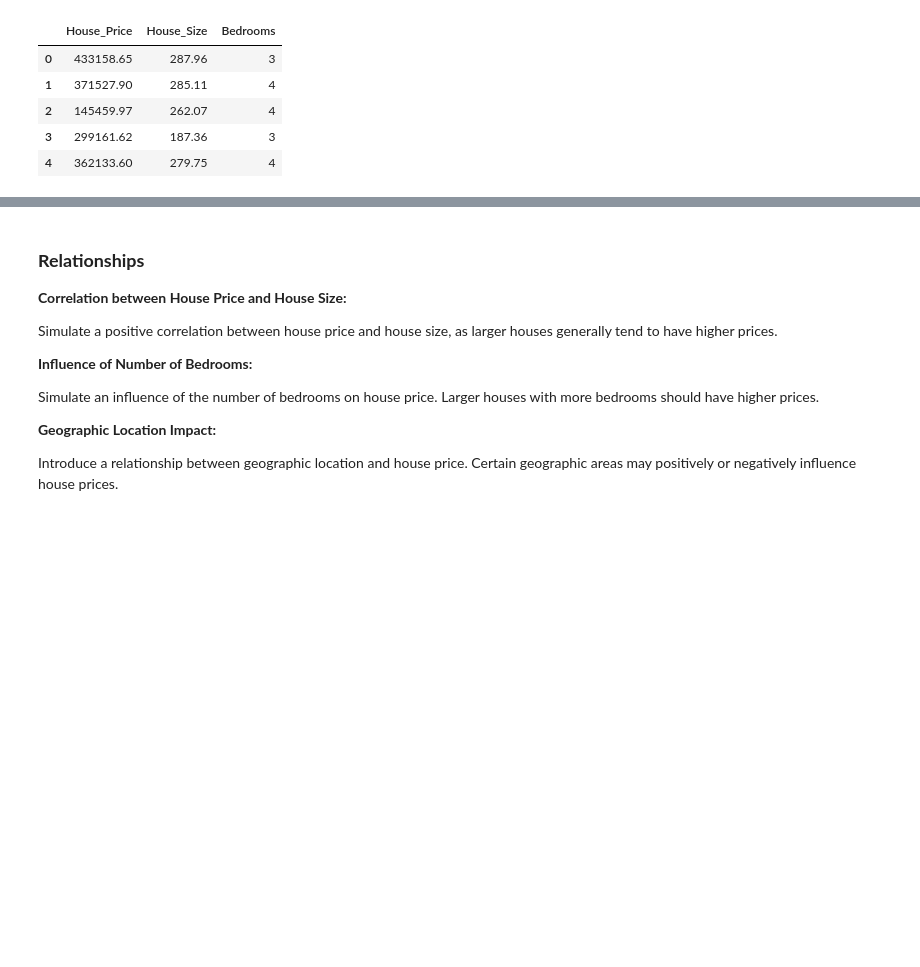
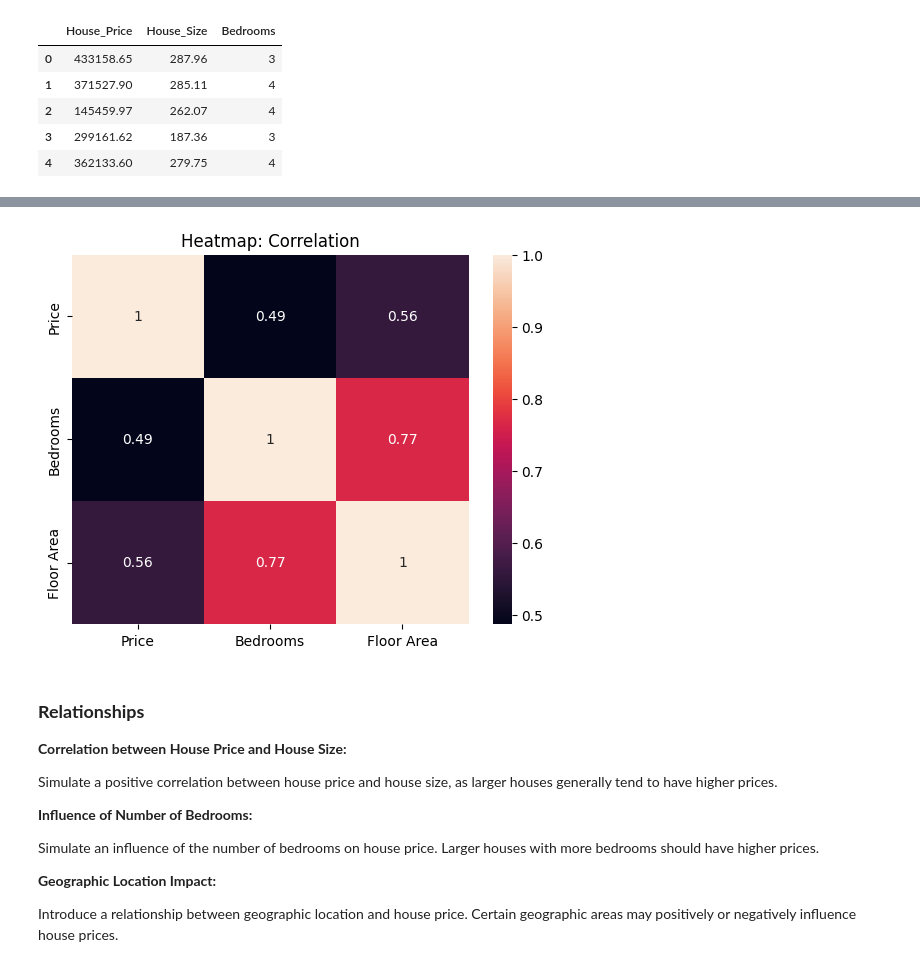
Before and after one commit to damienfarrell/prog-data-p1, a Jupyter notebook: Project_1.ipynb, the cells around one changed output, grey strips where cells are left out. Drawn from its saved outputs; the diff is of its cells as text; code cells hidden in the pictures; blank space fills up the shorter version.

Commit message:
Checking data

```diff
--- a/Project_1.ipynb
+++ b/Project_1.ipynb
@@ -28,0 +97,2 @@ For this data analytics project, I have chosen to simulate a dataset related to
+# %%
+scraped_df = daft_scraper(6)
@@ -214,11 +205,0 @@ scraped_df
-# %%
-df = pd.DataFrame()
-df["Price"] = scraped_df["Price"].fillna(0).astype(int)
-df["Bedrooms"] = scraped_df["Bedrooms"].fillna(0).astype(int)
-df["Floor Area"] = scraped_df["Floor Area"].fillna(0).astype(int)
-df["Property Type"] = scraped_df["Property Type"].astype("category")
-df["Eircode"] = scraped_df["Address"].str.rsplit(',', n=1).str[-1]
-df["Eircode"] = df["Eircode"].str[:4]
-
-df = df[(df["Price"] != 0) & (df["Bedrooms"] != 0) & (df["Floor Area"] != 0) & (df["Property Type"] != "Site")]
-df.reset_index(drop=True, inplace=True)
@@ -257,0 +209,3 @@ sns.pairplot(df, hue="Property Type", diag_kind='hist');
+# %%
+df = df[(df["Price"] != 0) & (df["Bedrooms"] != 0) & (df["Floor Area"] != 0) & (df["Property Type"] != "Site") & (df["Price"] < 2_000_000) & (df["Floor Area"] < 500)]
+df["Property Type"] = df["Property Type"].cat.remove_unused_categories()
@@ -258,3 +216,9 @@ sns.pairplot(df, hue="Property Type", diag_kind='hist');
+# %%
+df_corr = df[['Price','Bedrooms','Floor Area']].corr()
+plt.title('Heatmap: Correlation')
+sns.heatmap(df_corr, annot=True);
+# %% [output]
+[figure, added]
 # %% [markdown]
 ### **Relationships**
 
```
Also changed, not shown: parts of 16 cells of this notebook.
